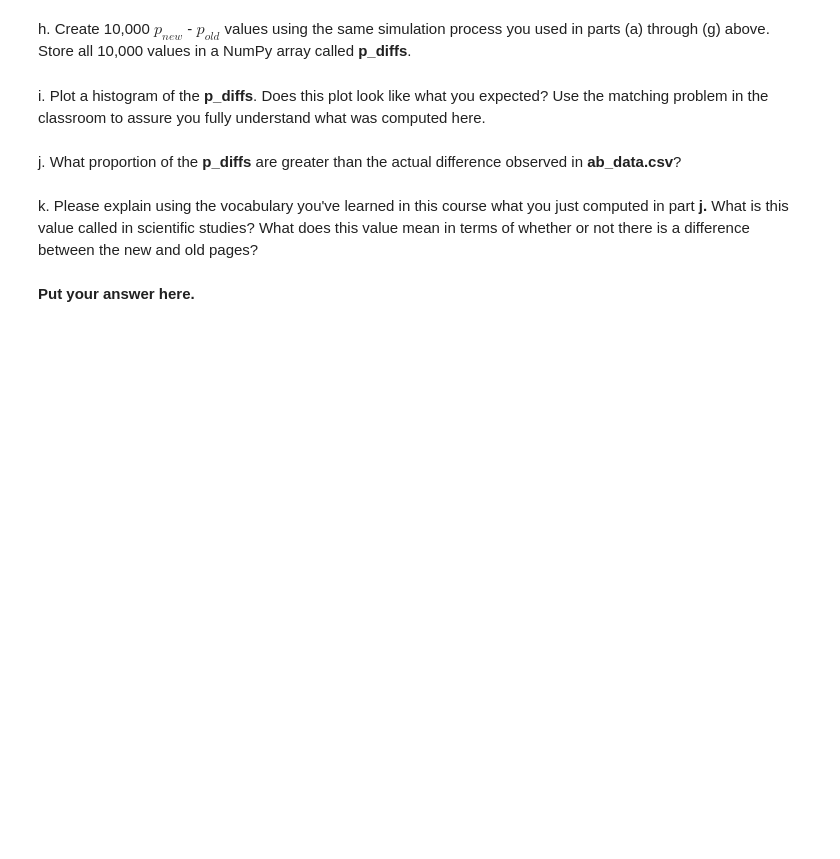
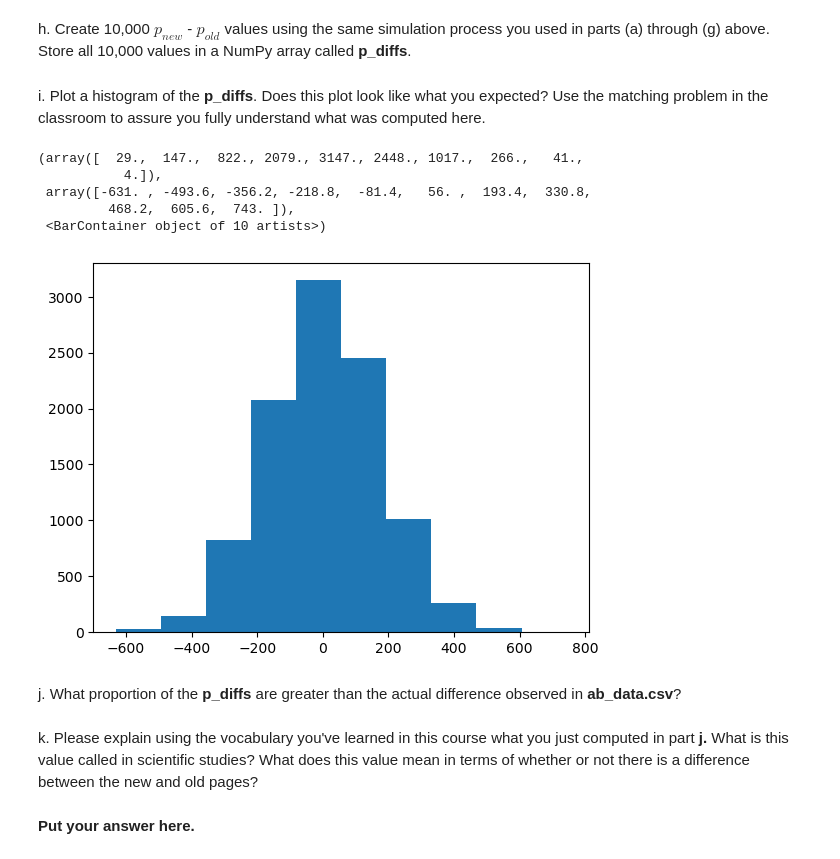
Before and after one commit to davidblackwelder/analyze-ab-test-results, a Jupyter notebook: Analyze_ab_test_results_notebook.ipynb, the cells around one changed output. Cells and saved outputs as stored; diff of their text form; code cells hidden in the pictures; blank space fills up the shorter version.

```diff
--- a/Analyze_ab_test_results_notebook.ipynb
+++ b/Analyze_ab_test_results_notebook.ipynb
@@ -196,2 +205,5 @@ a. What is the **conversion rate** for $p_{new}$ under the null?
 # %% [markdown]
 b. What is the **conversion rate** for $p_{old}$ under the null? <br><br>
+# %%
+p_old = df2['converted'].mean()
+print(p_old)
@@ -198,2 +212,5 @@ b. What is the **conversion rate** for $p_{old}$ under the null? <br><br>
 # %% [markdown]
 c. What is $n_{new}$, the number of individuals in the treatment group?
+# %%
+n_new = df2[df2.group == 'treatment'].shape[0]
+print(n_new)
@@ -200,2 +219,5 @@ c. What is $n_{new}$, the number of individuals in the treatment group?
 # %% [markdown]
 d. What is $n_{old}$, the number of individuals in the control group?
+# %%
+n_old = df2[df2.group == 'control'].shape[0]
+print(n_old)
@@ -208,7 +254,24 @@ g. Find $p_{new}$ - $p_{old}$ for your simulated values from part (e) and (f).
 # %% [markdown]
 h. Create 10,000 $p_{new}$ - $p_{old}$ values using the same simulation process you used in parts (a) through (g) above. Store all 10,000 values in a NumPy array called **p_diffs**.
+# %%
+p_diffs = [] # Create empty array to store diff values from simulation
+
+# Adding the differences of the 10,000 simulations to the p_diffs array
+p_diffs.append(
+    # n_new and n_old are the number of occurances, p_new and p_old are the succes rate
+    np.random.binomial(n_new, p_new, 10000) - np.random.binomial(n_old, p_old, 10000)
+)
 # %% [markdown]
 i. Plot a histogram of the **p_diffs**.  Does this plot look like what you expected?  Use the matching problem in the classroom to assure you fully understand what was computed here.
+# %%
+plt.hist(p_diffs)
+# %% [output]
+(array([  29.,  147.,  822., 2079., 3147., 2448., 1017.,  266.,   41.,
+           4.]),
+ array([-631. , -493.6, -356.2, -218.8,  -81.4,   56. ,  193.4,  330.8,
+         468.2,  605.6,  743. ]),
+ <BarContainer object of 10 artists>)
+[figure, added]
 # %% [markdown]
 j. What proportion of the **p_diffs** are greater than the actual difference observed in **ab_data.csv**?
 # %% [markdown]
```
Also changed, not shown: parts of 9 cells of this notebook.
